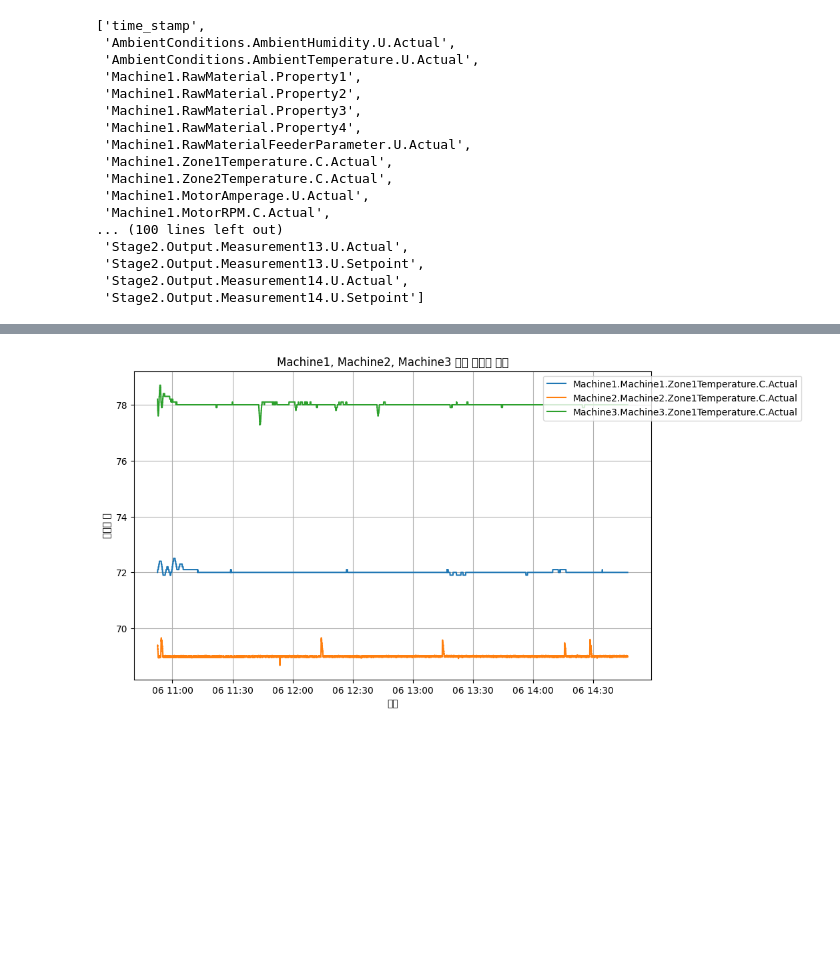
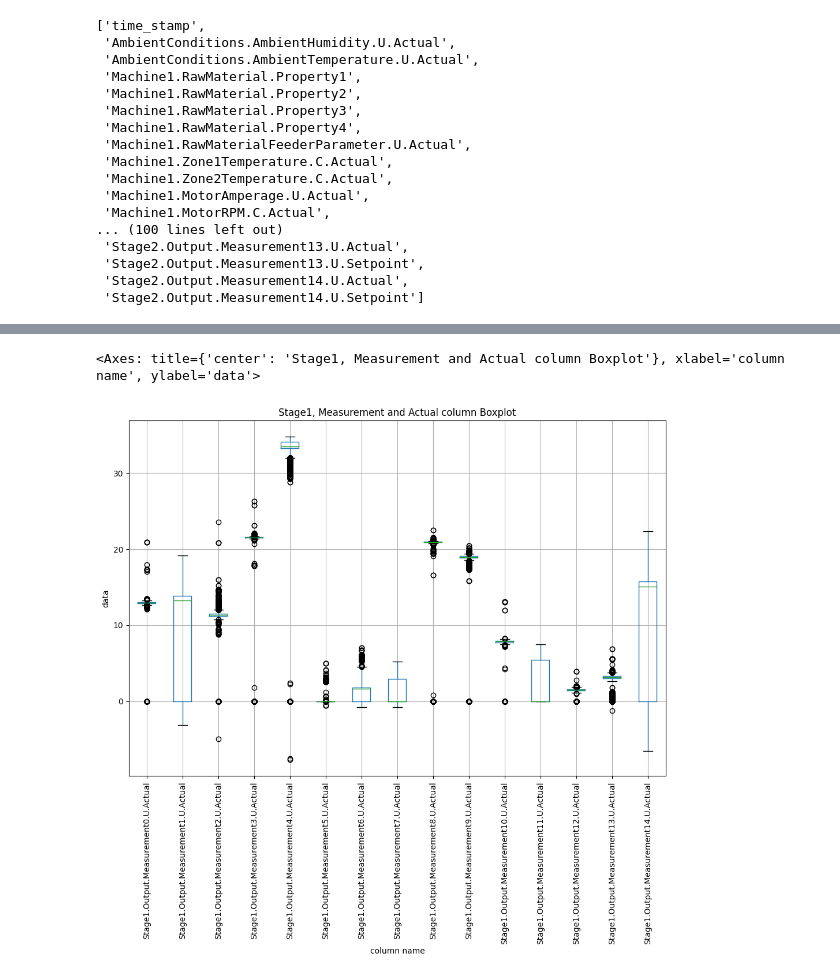
Before and after one commit to thekaszsz/ML_book, a Jupyter notebook: practice.ipynb, the cells around one changed output, grey strips where cells are left out. Saved outputs shown, nothing was run; the diff lists cells and outputs as text; code cells hidden in the pictures; blank space fills up the shorter version.

```diff
--- a/practice.ipynb
+++ b/practice.ipynb
@@ -138,35 +107,19 @@ mac3
-# %%
-# 'Machine1', 'Machine2', 'Machine3'의 원본 데이터 추출
-machine1_data = df.filter(like='Machine1.Zone1Temperature.C.Actual')
-machine2_data = df.filter(like='Machine2.Zone1Temperature.C.Actual')
-machine3_data = df.filter(like='Machine3.Zone1Temperature.C.Actual')
-
-# 시간 열을 'YYYY-MM-DD' 형식으로 변환
-df['time_stamp'] = pd.to_datetime(df['time_stamp'], format='%Y-%m-%d %H:%M:%S')
-
-# 그래프 설정
-plt.figure(figsize=(10, 6))
-plt.title('Machine1, Machine2, Machine3 원본 데이터 비교')
-plt.xlabel('시간')
-plt.ylabel('데이터 값')
-
-# 'Machine1'의 열 그래프 그리기
-for column in machine1_data.columns:
-    plt.plot(df['time_stamp'], machine1_data[column], label=f'Machine1.{column}')
-
-# 'Machine2'의 열 그래프 그리기
-for column in machine2_data.columns:
-    plt.plot(df['time_stamp'], machine2_data[column], label=f'Machine2.{column}')
-
-# 'Machine3'의 열 그래프 그리기
-for column in machine3_data.columns:
-    plt.plot(df['time_stamp'], machine3_data[column], label=f'Machine3.{column}')
-
-# 범례 표시
-plt.legend(loc='upper right', bbox_to_anchor=(1.3, 1))
-
-# 결과 출력
-plt.grid(True)
-plt.show()
-# %% [output]
-[figure, removed]
+# %%
+import matplotlib.pyplot as plt
+# Stage1, Measurement 및 Actual이 포함된 열을 선택
+stage1_measurement_actual_cols = [col for col in df.columns if 'Stage1' in col and 'Measurement' in col and 'Actual' in col]
+
+# 데이터프레임에서 해당 열만 추출
+stage1_measurement_actual_data = df[stage1_measurement_actual_cols]
+
+# 그래프 설정
+plt.figure(figsize=(12, 8))
+plt.title('Stage1, Measurement and Actual column Boxplot')
+plt.xlabel('column name')
+plt.ylabel('data')
+
+# Boxplot 그리기
+stage1_measurement_actual_data.boxplot(rot=90)  # 열 이름을 90도 회전하여 표시
+# %% [output]
+<Axes: title={'center': 'Stage1, Measurement and Actual column Boxplot'}, xlabel='column name', ylabel='data'>
+[figure, added]
```
Also changed, not shown: parts of 19 cells of this notebook.
